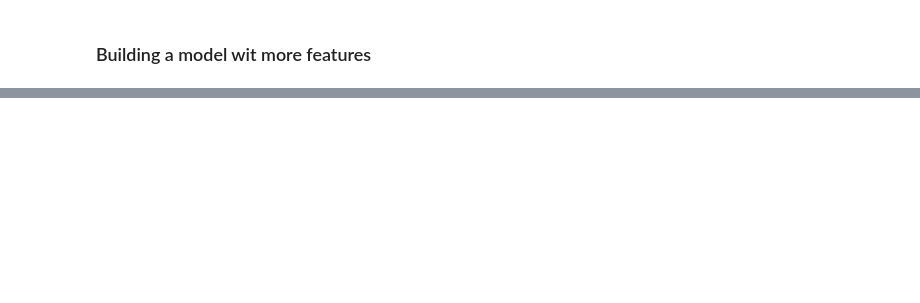
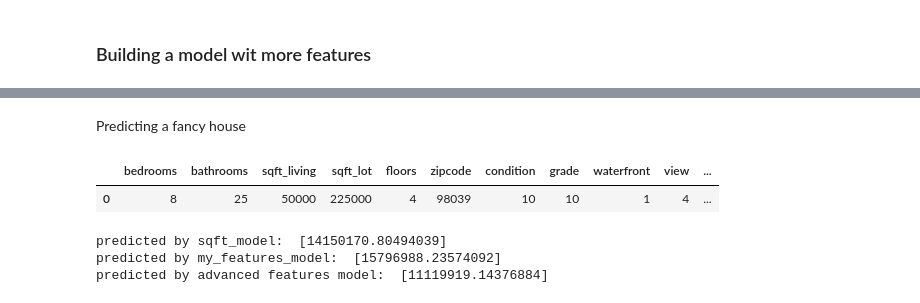
Before and after one commit to Aafaaq77/machineLearningCoursera, a Jupyter notebook: course1/linRegressionWeek2.ipynb, the cells around one changed output, grey strips where cells are left out. Cells and saved outputs as stored; diff of their text form; code cells hidden in the pictures; blank space fills up the shorter version.

```diff
--- a/course1/linRegressionWeek2.ipynb
+++ b/course1/linRegressionWeek2.ipynb
@@ -129,0 +226,33 @@ my_features = ['bedrooms','bathrooms','sqft_living','sqft_lot','floors','zipcode
+# %% [markdown]
+Predicting a fancy house
+# %%
+bill_gates_house = pd.DataFrame({'bedrooms':[8],
+              'bathrooms':[25],
+              'sqft_living':[50000],
+              'sqft_lot':[225000],
+              'floors':[4],
+              'zipcode':['98039'],
+              'condition':[10],
+              'grade':[10],
+              'waterfront':[1],
+              'view':[4],
+              'sqft_above':[37500],
+              'sqft_basement':[12500],
+              'yr_built':[1994],
+              'yr_renovated':[2010],
+              'lat':[47.627606],
+              'long':[-122.242054],
+              'sqft_living15':[5000],
+              'sqft_lot15':[40000]})
+bill_gates_house
+# %% [output]
+|  | bedrooms | bathrooms | sqft_living | sqft_lot | floors | zipcode | condition | grade | waterfront | view | ... |
+| 0 | 8 | 25 | 50000 | 225000 | 4 | 98039 | 10 | 10 | 1 | 4 | ... |
+# %%
+print('predicted by sqft_model: ', sqft_model.predict(np.array(bill_gates_house['sqft_living']).reshape(-1, 1)))
+print('predicted by my_features_model: ', my_features_model.predict(bill_gates_house[my_features]))
+print('predicted by advanced features model: ', advanced_features_model.predict(bill_gates_house[advanced_features]))
+# %% [output]
+predicted by sqft_model:  [14150170.80494039]
+predicted by my_features_model:  [15796988.23574092]
+predicted by advanced features model:  [11119919.14376884]
```
Also changed, not shown: parts of 20 cells of this notebook.
